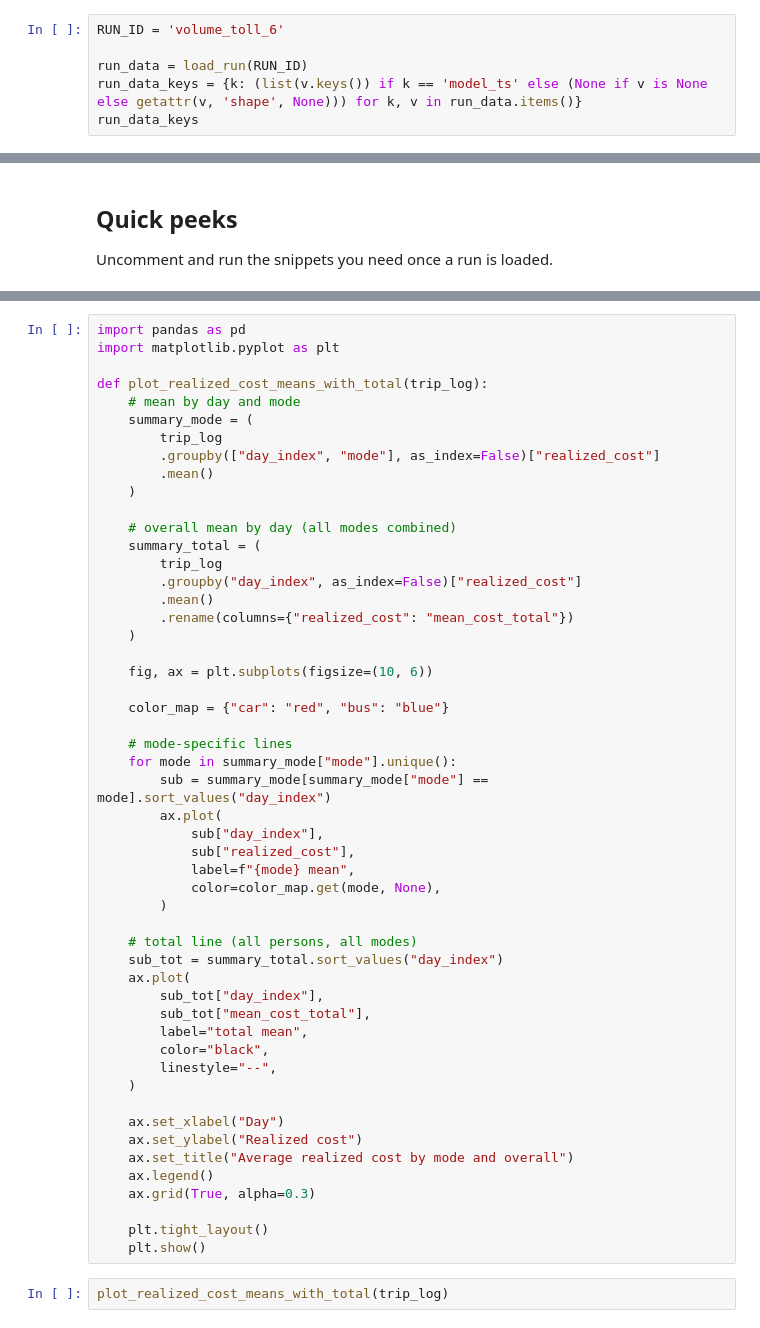
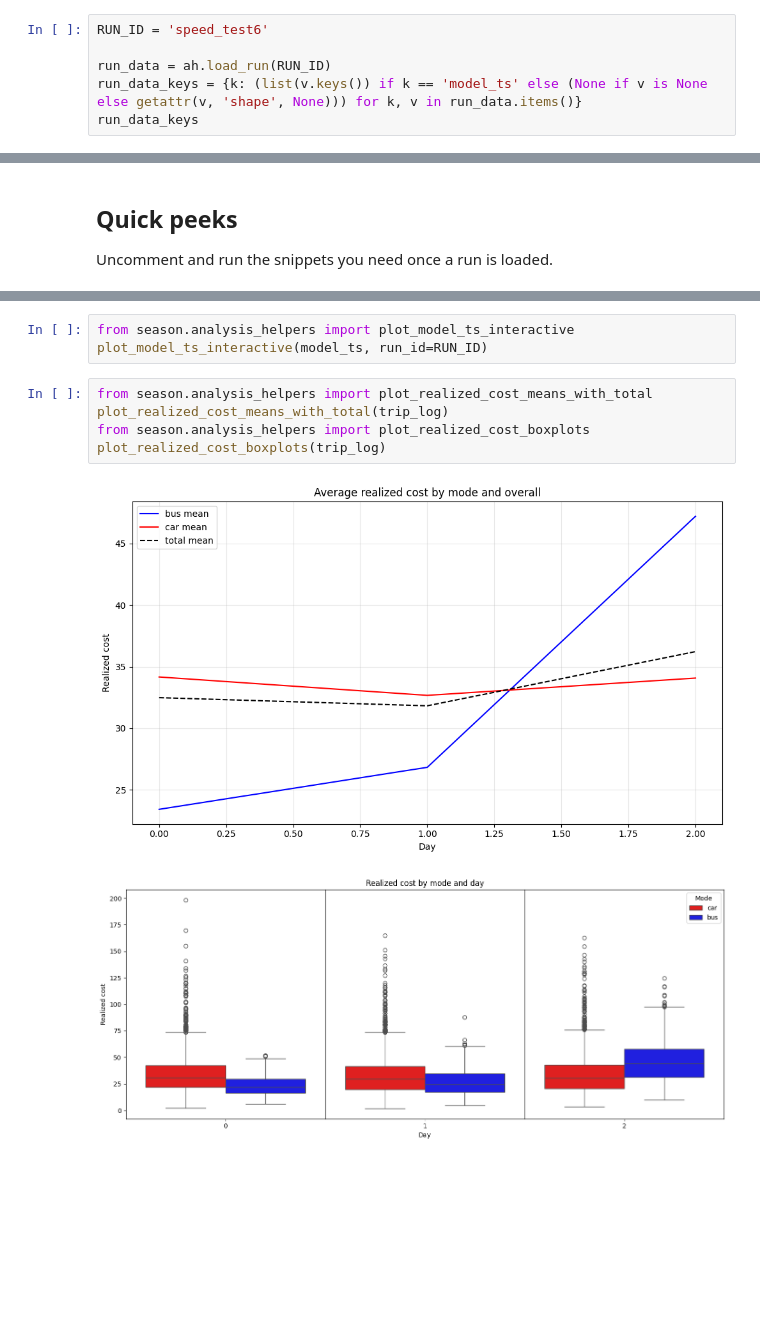
Before and after one commit to zander-holleran/mesa_lcc_model, a Jupyter notebook: notebooks/season_analysis.ipynb, the cells around one changed output, grey strips where cells are left out. Saved outputs shown, nothing was run; the diff lists cells and outputs as text; blank space fills up the shorter version.

```diff
--- a/notebooks/season_analysis.ipynb
+++ b/notebooks/season_analysis.ipynb
@@ -77,8 +56,8 @@ available_runs
 ## Load a run
 Set `RUN_ID` to one of the `available_runs` above.
 # %%
-RUN_ID = 'volume_toll_6'
+RUN_ID = 'speed_test6'
 
-run_data = load_run(RUN_ID)
+run_data = ah.load_run(RUN_ID)
 run_data_keys = {k: (list(v.keys()) if k == 'model_ts' else (None if v is None else getattr(v, 'shape', None))) for k, v in run_data.items()}
 run_data_keys
@@ -102,54 +134,11 @@ model_ts[0].head()
-# %%
-import pandas as pd
-import matplotlib.pyplot as plt
-
-def plot_realized_cost_means_with_total(trip_log):
-    # mean by day and mode
-    summary_mode = (
-        trip_log
-        .groupby(["day_index", "mode"], as_index=False)["realized_cost"]
-        .mean()
-    )
-
-    # overall mean by day (all modes combined)
-    summary_total = (
-        trip_log
-        .groupby("day_index", as_index=False)["realized_cost"]
-        .mean()
-        .rename(columns={"realized_cost": "mean_cost_total"})
-    )
-
-    fig, ax = plt.subplots(figsize=(10, 6))
-
-    color_map = {"car": "red", "bus": "blue"}
-
-    # mode-specific lines
-    for mode in summary_mode["mode"].unique():
-        sub = summary_mode[summary_mode["mode"] == mode].sort_values("day_index")
-        ax.plot(
-            sub["day_index"],
-            sub["realized_cost"],
-            label=f"{mode} mean",
-            color=color_map.get(mode, None),
-        )
-
-    # total line (all persons, all modes)
-    sub_tot = summary_total.sort_values("day_index")
-    ax.plot(
-        sub_tot["day_index"],
-        sub_tot["mean_cost_total"],
-        label="total mean",
-        color="black",
-        linestyle="--",
-    )
-
-    ax.set_xlabel("Day")
-    ax.set_ylabel("Realized cost")
-    ax.set_title("Average realized cost by mode and overall")
-    ax.legend()
-    ax.grid(True, alpha=0.3)
-
-    plt.tight_layout()
-    plt.show()
+# %%
+from season.analysis_helpers import plot_model_ts_interactive
+plot_model_ts_interactive(model_ts, run_id=RUN_ID)
 # %%
+from season.analysis_helpers import plot_realized_cost_means_with_total
 plot_realized_cost_means_with_total(trip_log)
+from season.analysis_helpers import plot_realized_cost_boxplots
+plot_realized_cost_boxplots(trip_log)
+# %% [output]
+[figure, added]
+[figure, added]
```
Also changed, not shown: parts of 8 cells of this notebook, 11 other files.
